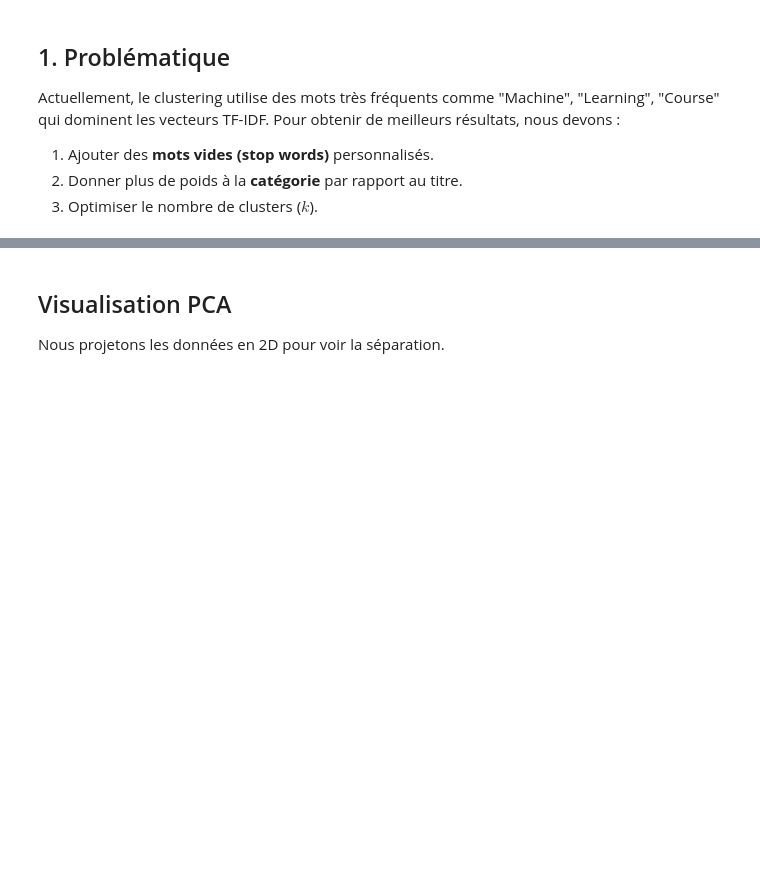
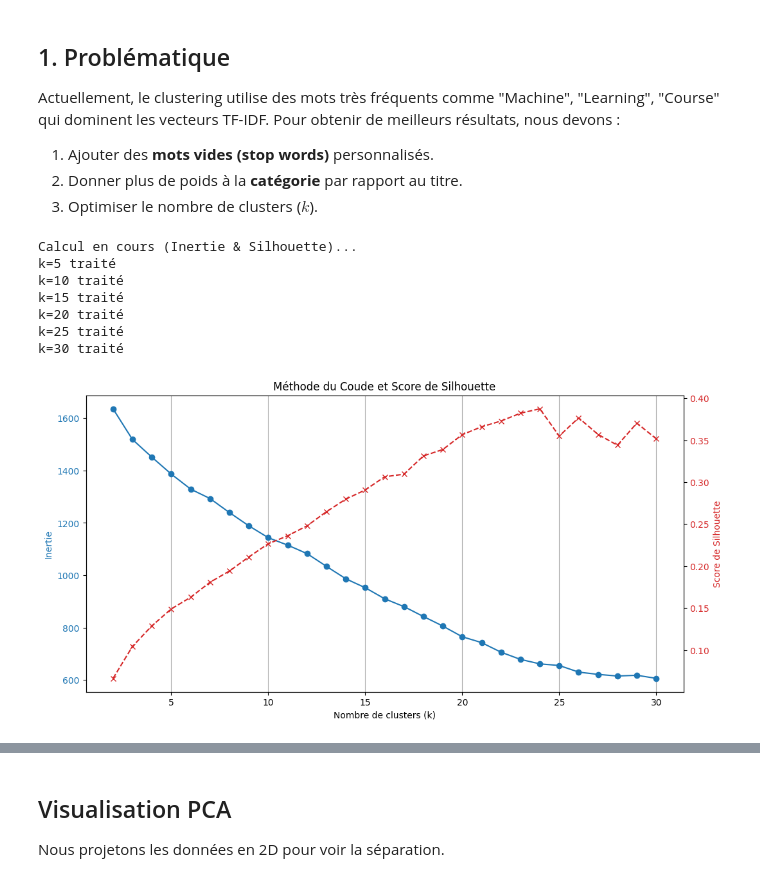
Before and after one commit to Badr-Bouymejjane/PFM_Python_MSDIA, a Jupyter notebook: notebooks/Clustering_Optimization.ipynb, the cells around one changed output, grey strips where cells are left out. Cells and saved outputs as stored; diff of their text form; code cells hidden in the pictures; blank space fills up the shorter version.

```diff
--- a/notebooks/Clustering_Optimization.ipynb
+++ b/notebooks/Clustering_Optimization.ipynb
@@ -24,5 +24,64 @@ Actuellement, le clustering utilise des mots très fréquents comme "Machine", "
 1. Ajouter des **mots vides (stop words)** personnalisés.
 2. Donner plus de poids à la **catégorie** par rapport au titre.
 3. Optimiser le nombre de clusters ($k$).
+# %%
+# Préparation des données pour l'analyse
+# On pondère la catégorie pour structurer le clustering
+df['weighted_features'] = df.apply(lambda x: (str(x['category']) + ' ') * 3 + str(x['title']), axis=1)
+
+# Vectorisation TF-IDF
+tfidf = TfidfVectorizer(max_features=2000, ngram_range=(1, 2))
+tfidf_matrix = tfidf.fit_transform(df['weighted_features'])
+
+# Analyse pour déterminer le nombre optimal de clusters (k)
+from sklearn.metrics import silhouette_score
+import matplotlib.pyplot as plt
+
+k_range = range(2, 31)
+inertias = []
+silhouette_scores = []
+
+print("Calcul en cours (Inertie & Silhouette)...")
+
+for k in k_range:
+    # KMeans
+    kmeans = KMeans(n_clusters=k, init='k-means++', random_state=42, n_init=10)
+    kmeans.fit(tfidf_matrix)
+    inertias.append(kmeans.inertia_)
+
+    # Silhouette Score
+    score = silhouette_score(tfidf_matrix, kmeans.labels_)
+    silhouette_scores.append(score)
+    if k % 5 == 0: print(f"k={k} traité")
+
+# Visualisation double axe
+fig, ax1 = plt.subplots(figsize=(12, 6))
+
+# Axe gauche: Inertie
+color = 'tab:blue'
+ax1.set_xlabel('Nombre de clusters (k)')
+ax1.set_ylabel('Inertie', color=color)
+ax1.plot(k_range, inertias, marker='o', color=color, label='Inertie')
+ax1.tick_params(axis='y', labelcolor=color)
+ax1.grid(True, axis='x')
+
+# Axe droite: Silhouette
+ax2 = ax1.twinx()
+color = 'tab:red'
+ax2.set_ylabel('Score de Silhouette', color=color)
+ax2.plot(k_range, silhouette_scores, marker='x', linestyle='--', color=color, label='Silhouette')
+ax2.tick_params(axis='y', labelcolor=color)
+
+plt.title('Méthode du Coude et Score de Silhouette')
+plt.show()
+# %% [output]
+Calcul en cours (Inertie & Silhouette)...
+k=5 traité
+k=10 traité
+k=15 traité
+k=20 traité
+k=25 traité
+k=30 traité
+[figure, added]
 # %%
 # 2. Amélioration de la pondération
```
Also changed, not shown: parts of 5 cells of this notebook, 18 other files.
